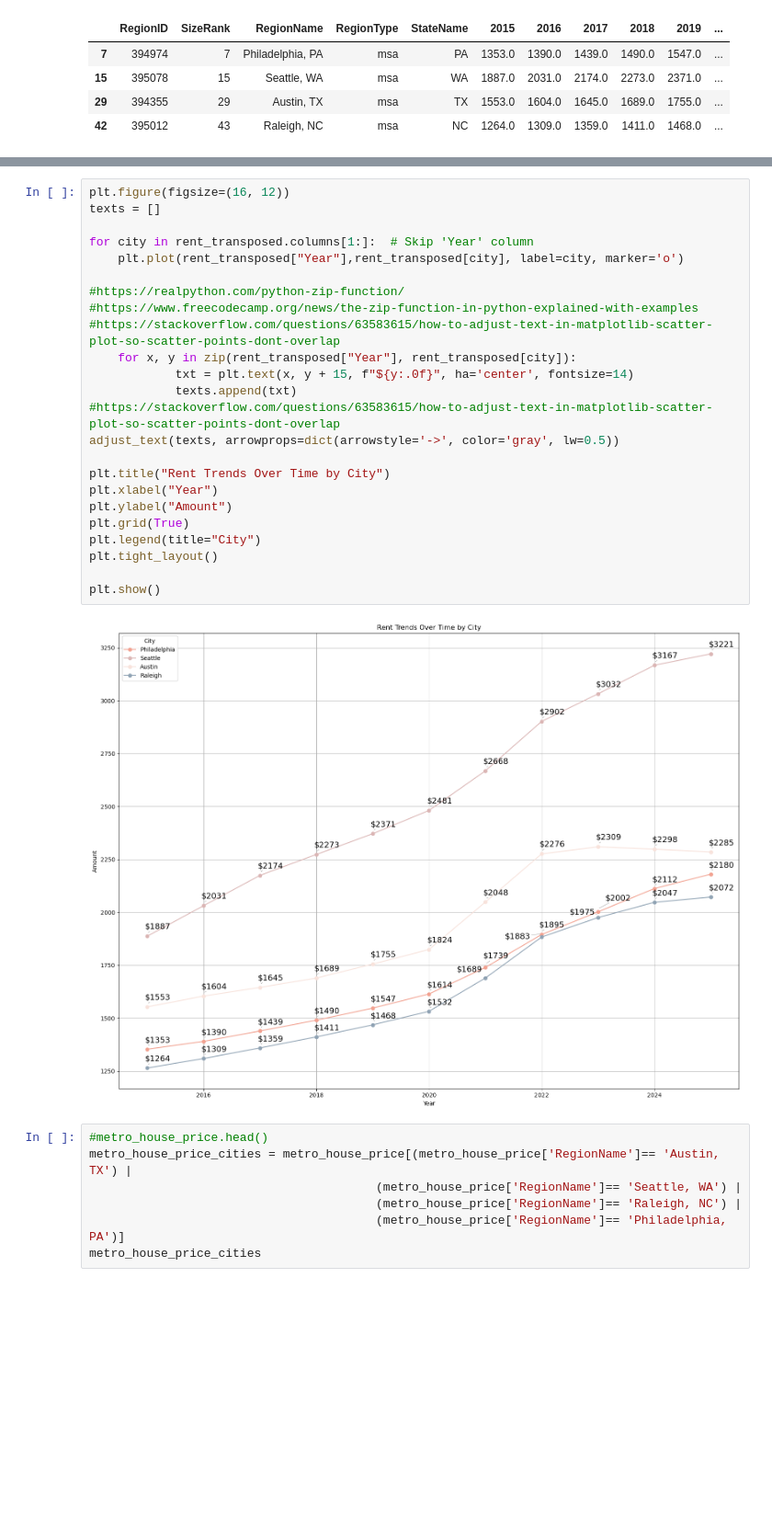
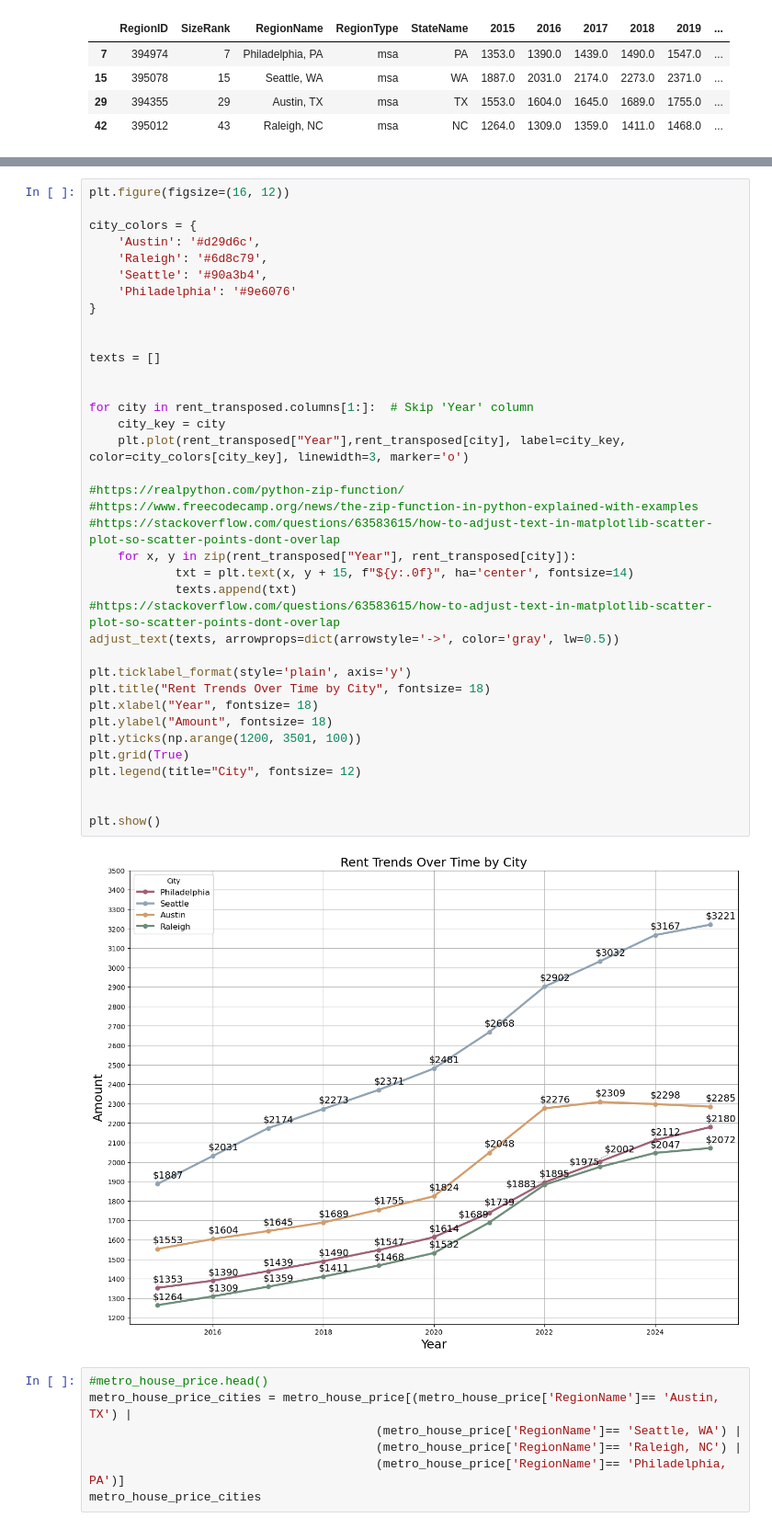
Before and after one commit to Hannah00Donnelly/nss-capstone-da14-2025, a Jupyter notebook: notebooks/hdonnelly_capstone.ipynb, the cells around one changed output, grey strips where cells are left out. Shown at 92% size. Saved outputs shown, nothing was run; the diff lists cells and outputs as text; blank space fills up the shorter version.

Commit message:
Graphs?

```diff
--- a/notebooks/hdonnelly_capstone.ipynb
+++ b/notebooks/hdonnelly_capstone.ipynb
@@ -1012,29 +1025,42 @@ rent_transposed
 # %%
 plt.figure(figsize=(16, 12))
+
+city_colors = {
+    'Austin': '#d29d6c',
+    'Raleigh': '#6d8c79',
+    'Seattle': '#90a3b4',
+    'Philadelphia': '#9e6076'
+}
+
+
 texts = []
 
+
 for city in rent_transposed.columns[1:]:  # Skip 'Year' column
-    plt.plot(rent_transposed["Year"],rent_transposed[city], label=city, marker='o')
+    city_key = city
+    plt.plot(rent_transposed["Year"],rent_transposed[city], label=city_key, color=city_colors[city_key], linewidth=3, marker='o')
 
 #https://realpython.com/python-zip-function/
 #https://www.freecodecamp.org/news/the-zip-function-in-python-explained-with-examples
 #https://stackoverflow.com/questions/63583615/how-to-adjust-text-in-matplotlib-scatter-plot-so-scatter-points-dont-overlap
     for x, y in zip(rent_transposed["Year"], rent_transposed[city]):
             txt = plt.text(x, y + 15, f"${y:.0f}", ha='center', fontsize=14)
             texts.append(txt)
 #https://stackoverflow.com/questions/63583615/how-to-adjust-text-in-matplotlib-scatter-plot-so-scatter-points-dont-overlap
 adjust_text(texts, arrowprops=dict(arrowstyle='->', color='gray', lw=0.5))
 
-plt.title("Rent Trends Over Time by City")
-plt.xlabel("Year")
-plt.ylabel("Amount")
+plt.ticklabel_format(style='plain', axis='y')
+plt.title("Rent Trends Over Time by City", fontsize= 18)
+plt.xlabel("Year", fontsize= 18)
+plt.ylabel("Amount", fontsize= 18)
+plt.yticks(np.arange(1200, 3501, 100))
 plt.grid(True)
-plt.legend(title="City")
-plt.tight_layout()
+plt.legend(title="City", fontsize= 12)
+
 
 plt.show()
 # %% [output]
-[figure, old version]
+[figure, new version]
 # %%
 #metro_house_price.head()
 metro_house_price_cities = metro_house_price[(metro_house_price['RegionName']== 'Austin, TX') |
```
Also changed, not shown: parts of 13 cells of this notebook.
